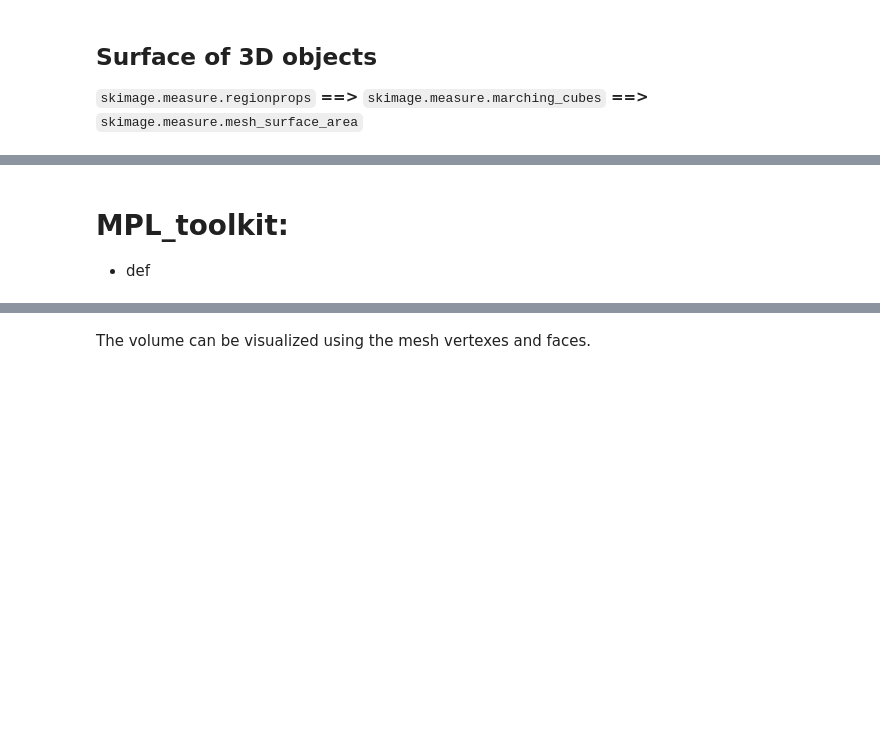
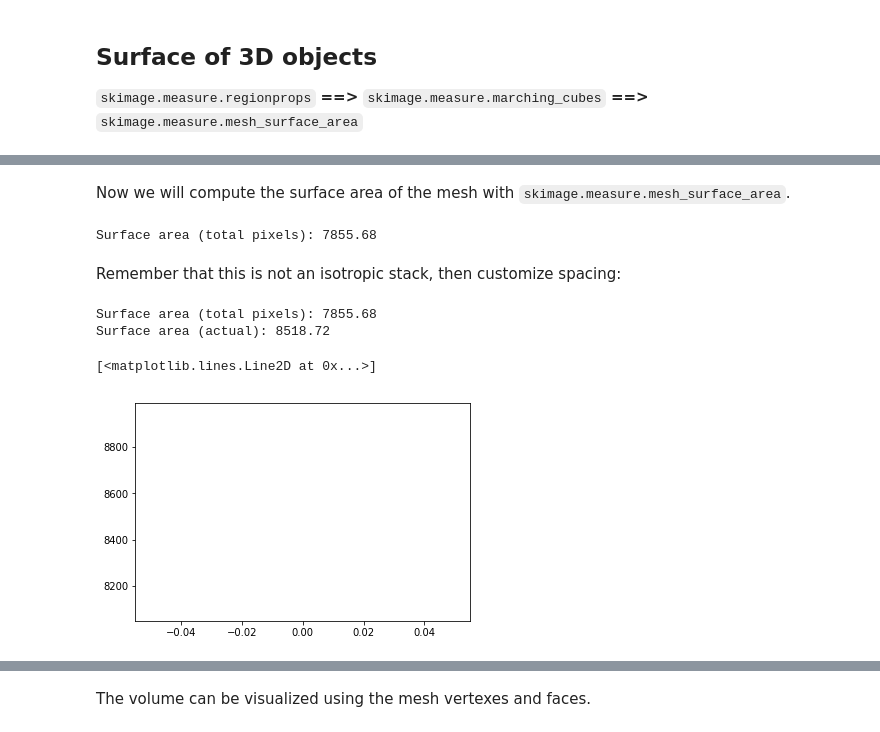
Before and after one commit to BIDS/ISVC2019, a Jupyter notebook: tutorial_notebooks/02_datasets_visualization.ipynb, the cells around one changed output, grey strips where cells are left out. Saved outputs shown, nothing was run; the diff lists cells and outputs as text; code cells hidden in the pictures; blank space fills up the shorter version.

```diff
--- a/tutorial_notebooks/02_datasets_visualization.ipynb
+++ b/tutorial_notebooks/02_datasets_visualization.ipynb
@@ -78,3 +70,23 @@ Surface area (actual): 8518.72
-# %% [markdown]
-# MPL_toolkit:
-- def
+# %% [markdown]
+Now we will compute the surface area of the mesh with `skimage.measure.mesh_surface_area`.
+# %%
+surface_area_pixels = measure.mesh_surface_area(verts_px, faces_px)
+print("Surface area (total pixels): {:0.2f}".format(surface_area_pixels))
+# %% [output]
+Surface area (total pixels): 7855.68
+# %% [markdown]
+Remember that this is not an isotropic stack, then customize spacing:
+# %%
+verts, faces, _, _ = measure.marching_cubes_lewiner(volume, level=0, spacing=tuple(spacing))
+surface_area_actual = measure.mesh_surface_area(verts, faces)
+
+print("Surface area (total pixels): {:0.2f}".format(surface_area_pixels))
+print("Surface area (actual): {:0.2f}".format(surface_area_actual))
+# %% [output]
+Surface area (total pixels): 7855.68
+Surface area (actual): 8518.72
+# %%
+plt.plot(surface_area_actual)
+# %% [output]
+[<matplotlib.lines.Line2D at 0x...>]
+[figure, added]
```
Also changed, not shown: parts of 6 cells of this notebook.
